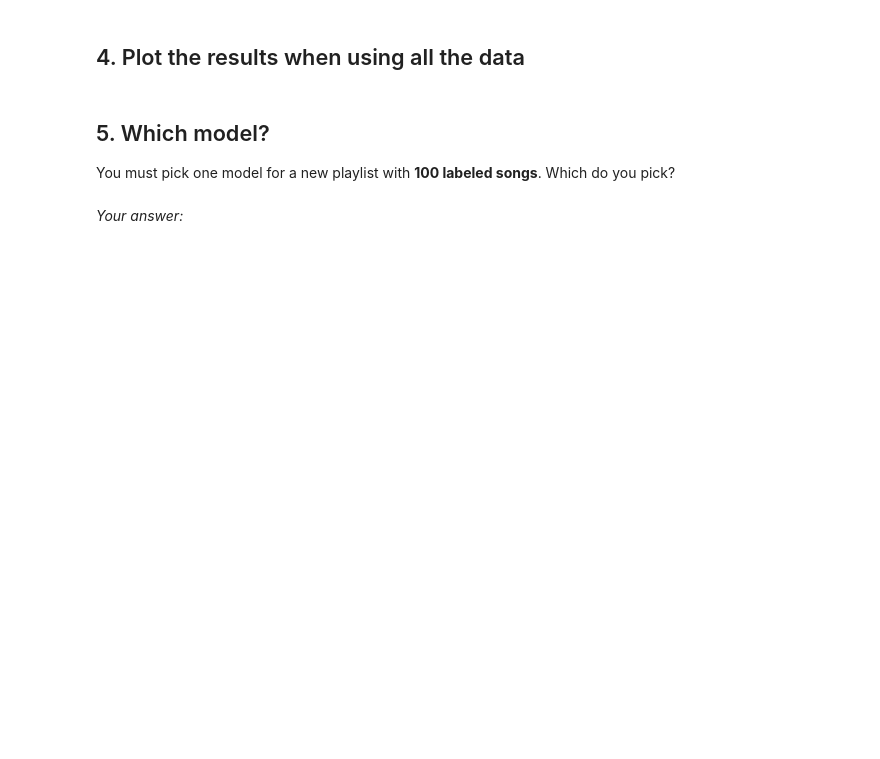
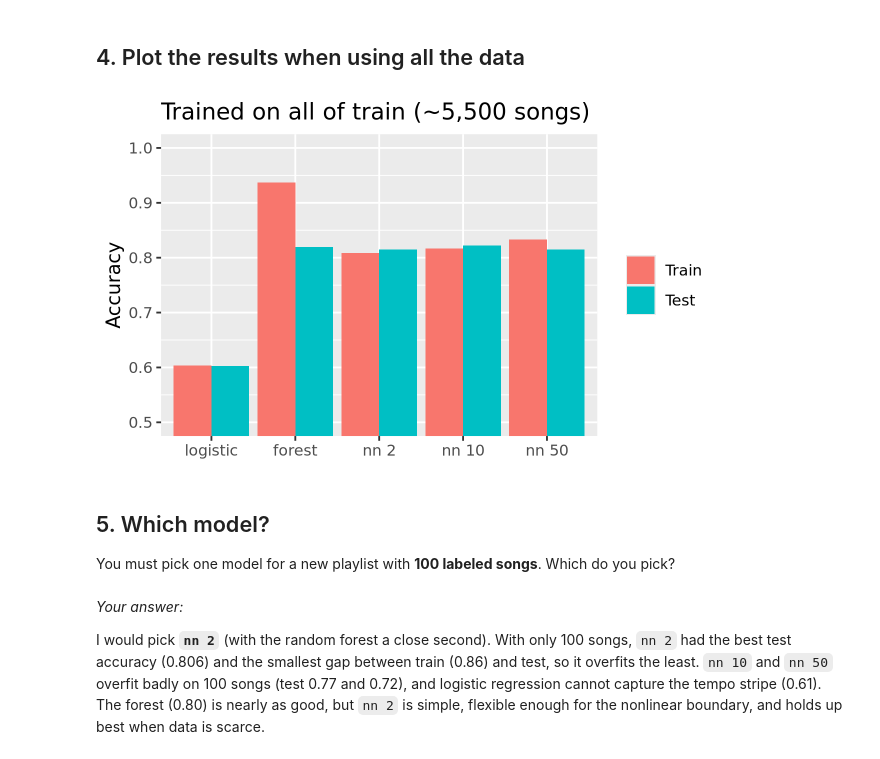
Before and after one commit to anandjss/codespace, a Jupyter notebook: exercises/16-nn-exercise.ipynb, the cells around one changed output. Drawn from its saved outputs; the diff is of its cells as text; code cells hidden in the pictures; blank space fills up the shorter version.

```diff
--- a/exercises/16-nn-exercise.ipynb
+++ b/exercises/16-nn-exercise.ipynb
@@ -116,10 +181,14 @@ Run `compare_models()` again, with all of `train` (about 5,500 songs).
 # %% [markdown]
 ## 4. Plot the results when using all the data
 # %%
-# Chart code goes here
+plot_results(results_all, 'Trained on all of train (~5,500 songs)')
+# %% [output]
+[figure, added]
 # %% [markdown]
 ## 5. Which model?
 
 You must pick one model for a new playlist with **100 labeled songs**. Which do you pick?
 # %% [markdown]
 *Your answer:*
+
+I would pick **`nn 2`** (with the random forest a close second). With only 100 songs, `nn 2` had the best test accuracy (0.806) and the smallest gap between train (0.86) and test, so it overfits the least. `nn 10` and `nn 50` overfit badly on 100 songs (test 0.77 and 0.72), and logistic regression cannot capture the tempo stripe (0.61). The forest (0.80) is nearly as good, but `nn 2` is simple, flexible enough for the nonlinear boundary, and holds up best when data is scarce.
```
Also changed, not shown: parts of 7 cells of this notebook, 1 other file.
